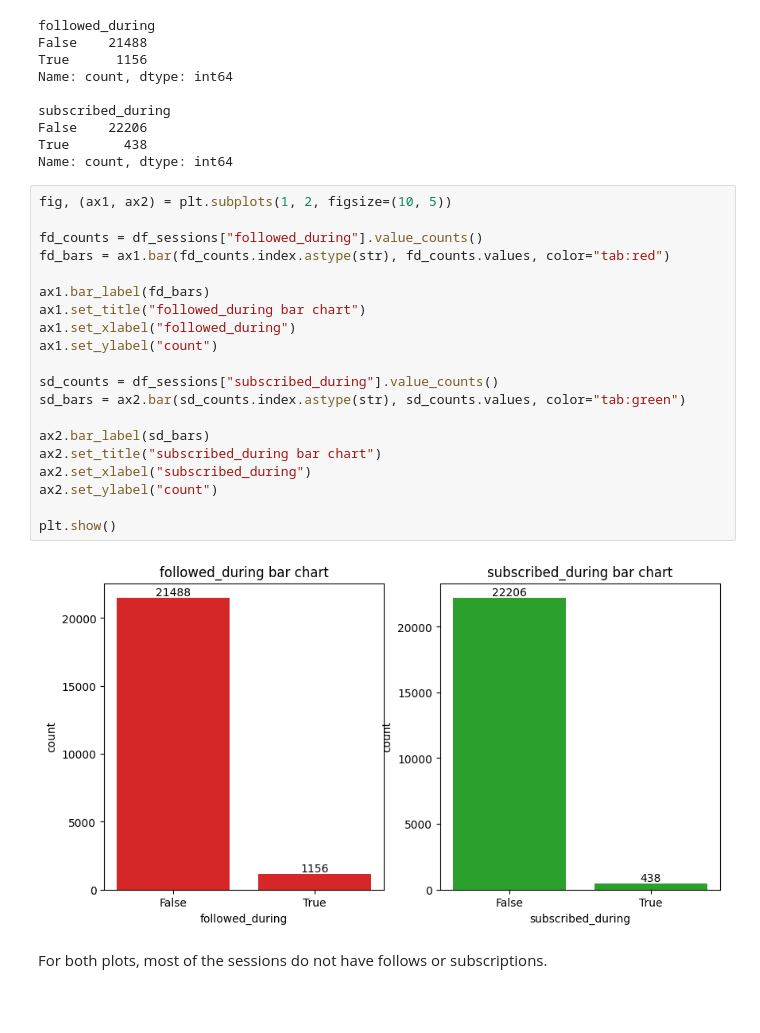
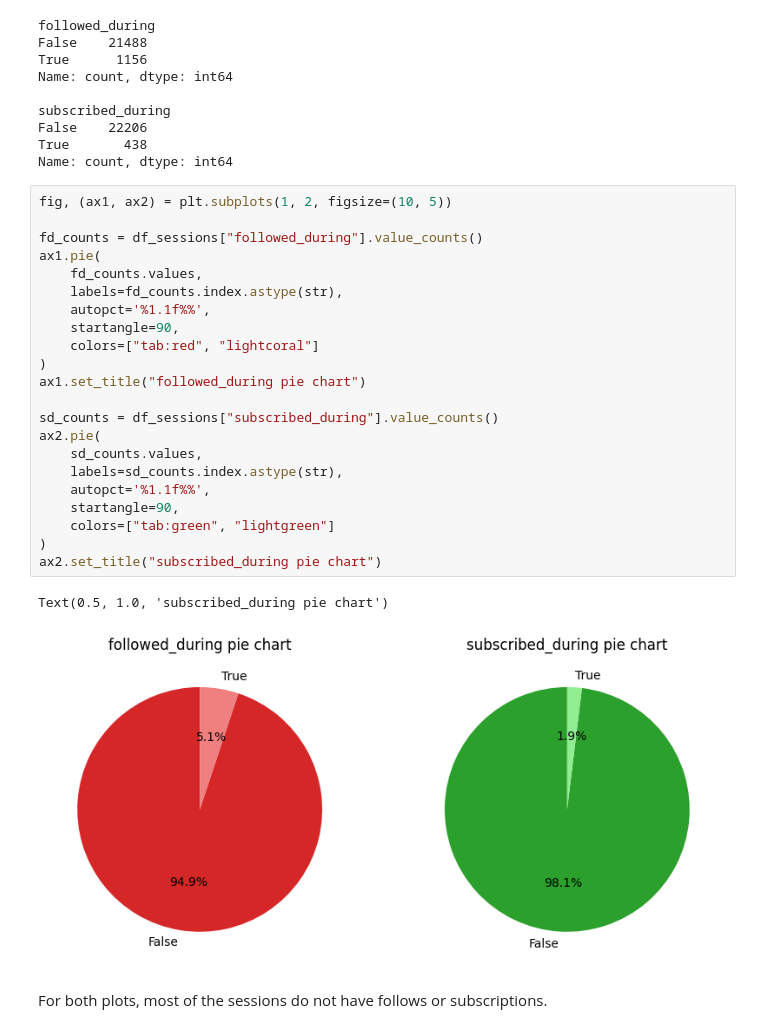
Before and after one commit to ChristianSantos2671/Santos_Christian_A01, a Jupyter notebook: iat461_a1_cs.ipynb, the cells around one changed output. Cells and saved outputs as stored; diff of their text form; blank space fills up the shorter version.

```diff
--- a/iat461_a1_cs.ipynb
+++ b/iat461_a1_cs.ipynb
@@ -751,25 +768,28 @@ Name: count, dtype: int64
 # %%
 fig, (ax1, ax2) = plt.subplots(1, 2, figsize=(10, 5))
 
 fd_counts = df_sessions["followed_during"].value_counts()
-fd_bars = ax1.bar(fd_counts.index.astype(str), fd_counts.values, color="tab:red")
-
-ax1.bar_label(fd_bars)
-ax1.set_title("followed_during bar chart")
-ax1.set_xlabel("followed_during")
-ax1.set_ylabel("count")
+ax1.pie(
+    fd_counts.values,
+    labels=fd_counts.index.astype(str),
+    autopct='%1.1f%%',
+    startangle=90,
+    colors=["tab:red", "lightcoral"]
+)
+ax1.set_title("followed_during pie chart")
 
 sd_counts = df_sessions["subscribed_during"].value_counts()
-sd_bars = ax2.bar(sd_counts.index.astype(str), sd_counts.values, color="tab:green")
-
-ax2.bar_label(sd_bars)
-ax2.set_title("subscribed_during bar chart")
-ax2.set_xlabel("subscribed_during")
-ax2.set_ylabel("count")
-
-plt.show()
+ax2.pie(
+    sd_counts.values,
+    labels=sd_counts.index.astype(str),
+    autopct='%1.1f%%',
+    startangle=90,
+    colors=["tab:green", "lightgreen"]
+)
+ax2.set_title("subscribed_during pie chart")
 # %% [output]
+Text(0.5, 1.0, 'subscribed_during pie chart')
-[figure, old version]
+[figure, new version]
 # %% [markdown]
 For both plots, most of the sessions do not have follows or subscriptions.
 # %% [markdown]
```
Also changed, not shown: parts of 38 cells of this notebook.
